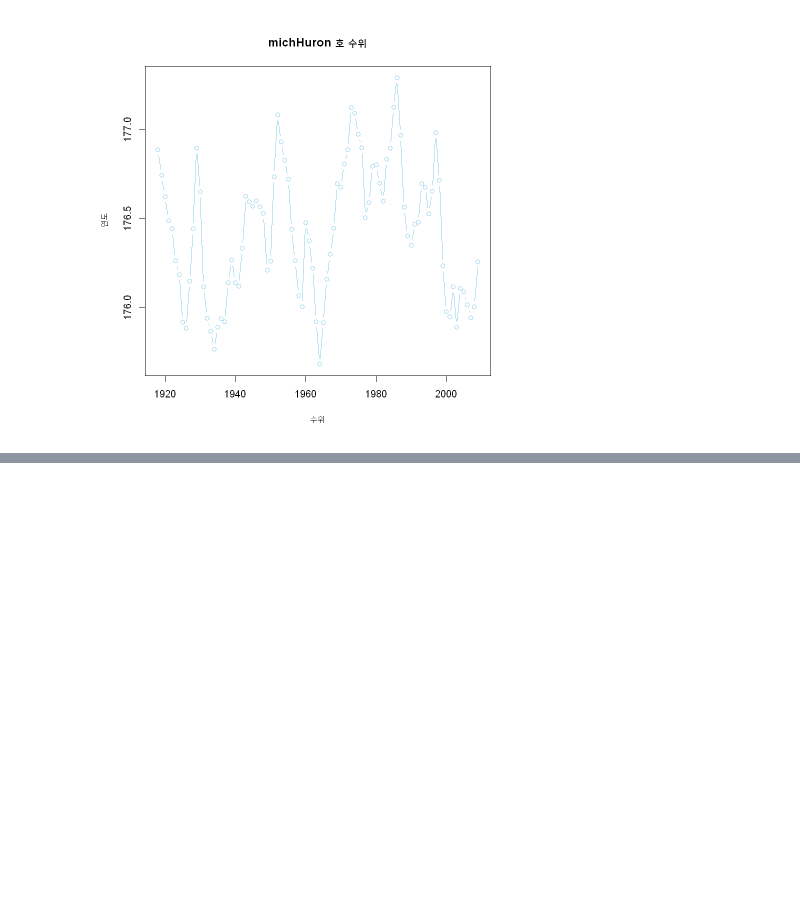
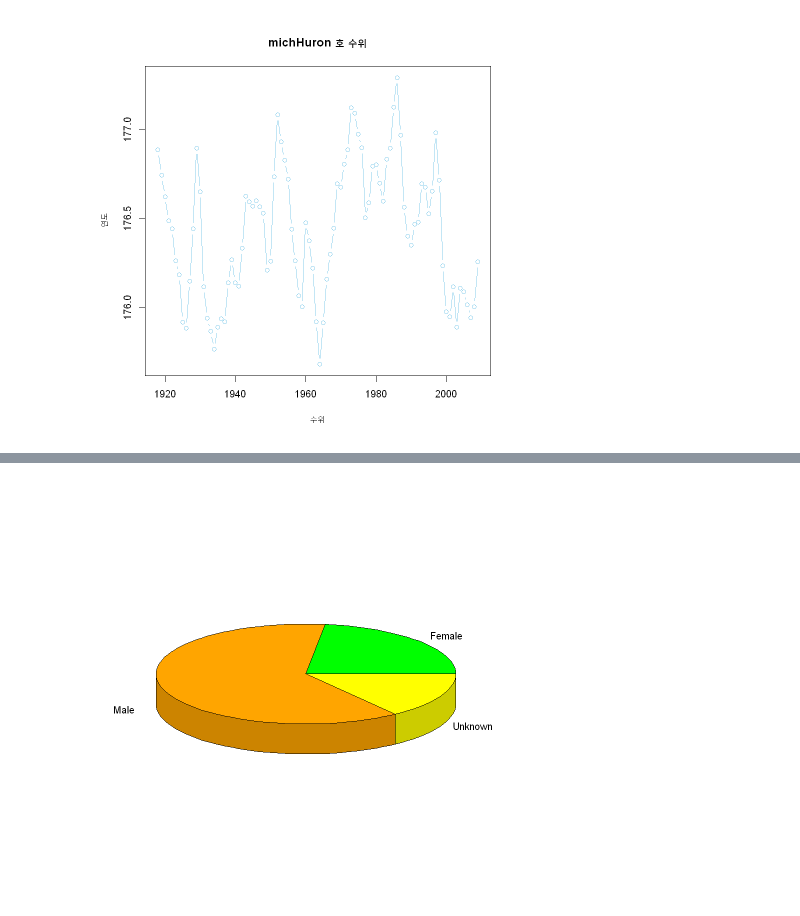
Before and after one commit to layla-focalors/r_learning_mx, a Jupyter notebook: Caffee/Malcha Coffee.ipynb, the cells around one changed output, grey strips where cells are left out. Saved outputs shown, nothing was run; the diff lists cells and outputs as text; code cells hidden in the pictures; blank space fills up the shorter version.

```diff
--- a/Caffee/Malcha Coffee.ipynb
+++ b/Caffee/Malcha Coffee.ipynb
@@ -342,0 +410,9 @@ plot(ds$year, ds$michHuron,
+# %%
+library(plotrix)
+pie3D(table(MplsStops$gender),
+     labels = names(table(MplsStops$gender)),
+     labelcex = 1.0,
+     radius = 1.0,
+     col = c('green','orange','yellow'))
+# %% [output]
+[figure, added]
```
Also changed, not shown: parts of 8 cells of this notebook.
